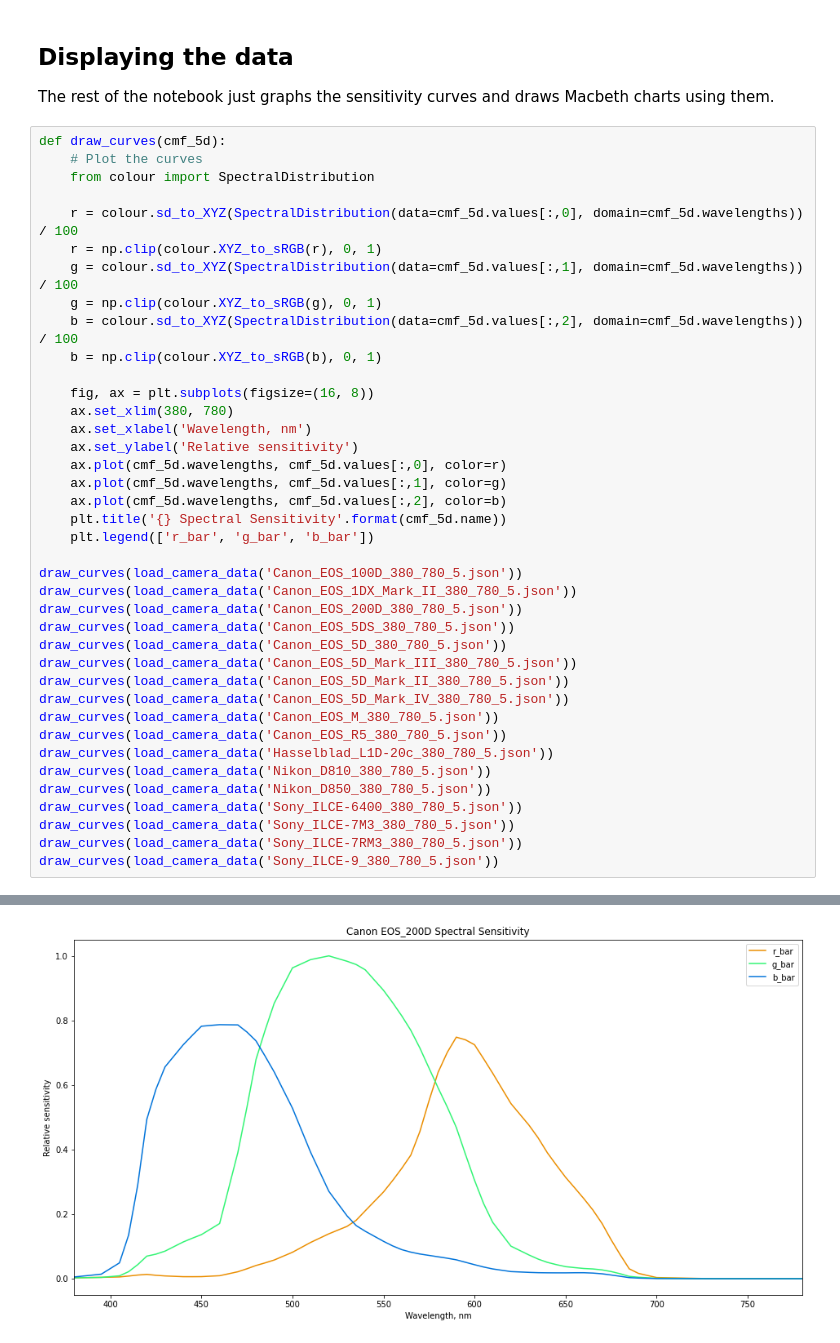
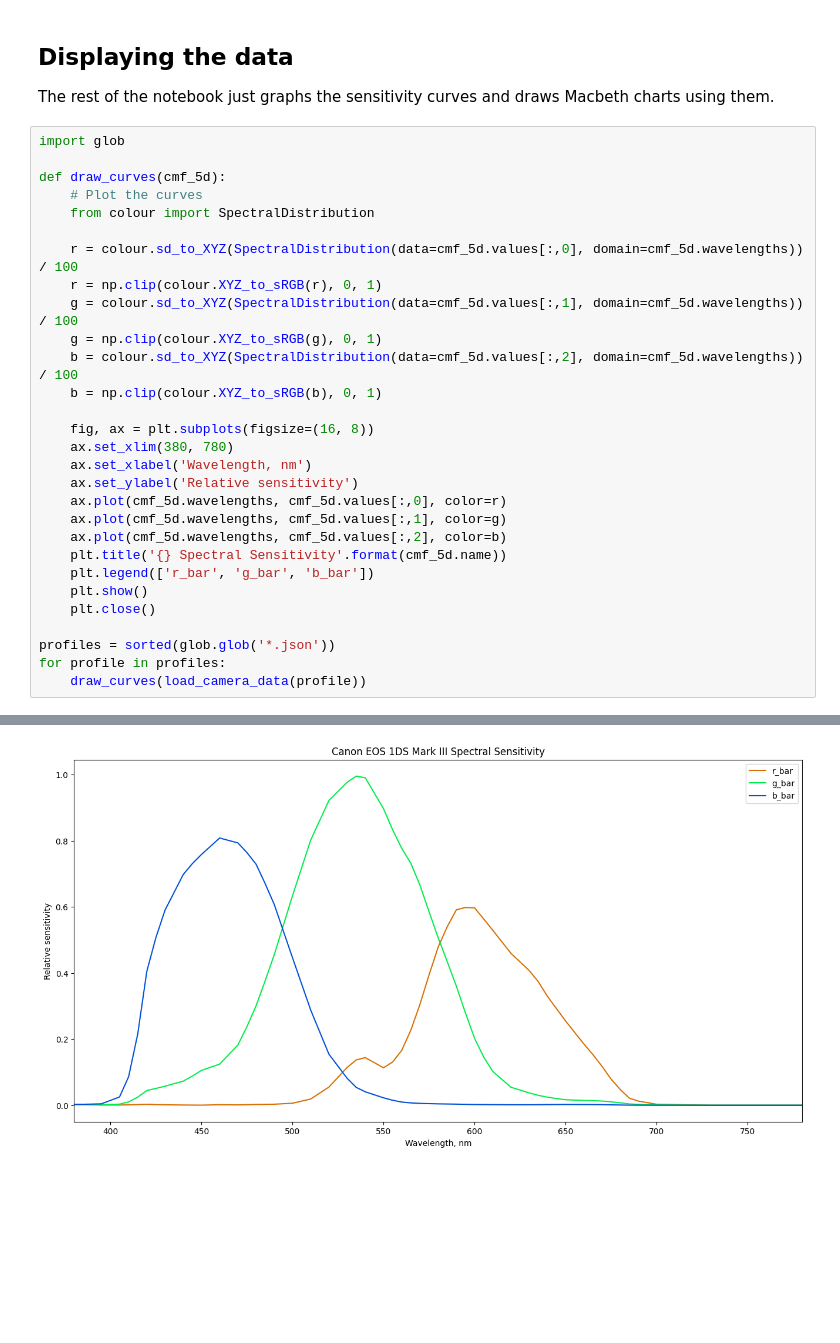
Before and after one commit to wetadigital/physlight, a Jupyter notebook: data/plot_curves.ipynb, the cells around one changed output, grey strips where cells are left out. Saved outputs shown, nothing was run; the diff lists cells and outputs as text; blank space fills up the shorter version.

Commit message:
Updated jupyter notebook to plot all JSON files in directory 	modified:   plot_curves.ipynb

```diff
--- a/data/plot_curves.ipynb
+++ b/data/plot_curves.ipynb
@@ -56,6 +56,8 @@ def load_camera_data(camera_json):
 
 The rest of the notebook just graphs the sensitivity curves and draws Macbeth charts using them.
 # %%
+import glob
+
 def draw_curves(cmf_5d):
     # Plot the curves
     from colour import SpectralDistribution
@@ -76,22 +78,10 @@ def draw_curves(cmf_5d):
     ax.plot(cmf_5d.wavelengths, cmf_5d.values[:,2], color=b)
     plt.title('{} Spectral Sensitivity'.format(cmf_5d.name))
     plt.legend(['r_bar', 'g_bar', 'b_bar'])
+    plt.show()
+    plt.close()
 
-draw_curves(load_camera_data('Canon_EOS_100D_380_780_5.json'))
-draw_curves(load_camera_data('Canon_EOS_1DX_Mark_II_380_780_5.json'))
-draw_curves(load_camera_data('Canon_EOS_200D_380_780_5.json'))
-draw_curves(load_camera_data('Canon_EOS_5DS_380_780_5.json'))
-draw_curves(load_camera_data('Canon_EOS_5D_380_780_5.json'))
-draw_curves(load_camera_data('Canon_EOS_5D_Mark_III_380_780_5.json'))
-draw_curves(load_camera_data('Canon_EOS_5D_Mark_II_380_780_5.json'))
-draw_curves(load_camera_data('Canon_EOS_5D_Mark_IV_380_780_5.json'))
-draw_curves(load_camera_data('Canon_EOS_M_380_780_5.json'))
-draw_curves(load_camera_data('Canon_EOS_R5_380_780_5.json'))
-draw_curves(load_camera_data('Hasselblad_L1D-20c_380_780_5.json'))
-draw_curves(load_camera_data('Nikon_D810_380_780_5.json'))
-draw_curves(load_camera_data('Nikon_D850_380_780_5.json'))
-draw_curves(load_camera_data('Sony_ILCE-6400_380_780_5.json'))
-draw_curves(load_camera_data('Sony_ILCE-7M3_380_780_5.json'))
-draw_curves(load_camera_data('Sony_ILCE-7RM3_380_780_5.json'))
-draw_curves(load_camera_data('Sony_ILCE-9_380_780_5.json'))
+profiles = sorted(glob.glob('*.json'))
+for profile in profiles:
+    draw_curves(load_camera_data(profile))
 # %% [output]
@@ -100 +90 @@ draw_curves(load_camera_data('Sony_ILCE-9_380_780_5.json'))
-[figure, old version]
+[figure, new version]
```
Also changed, not shown: parts of 3 cells of this notebook.
